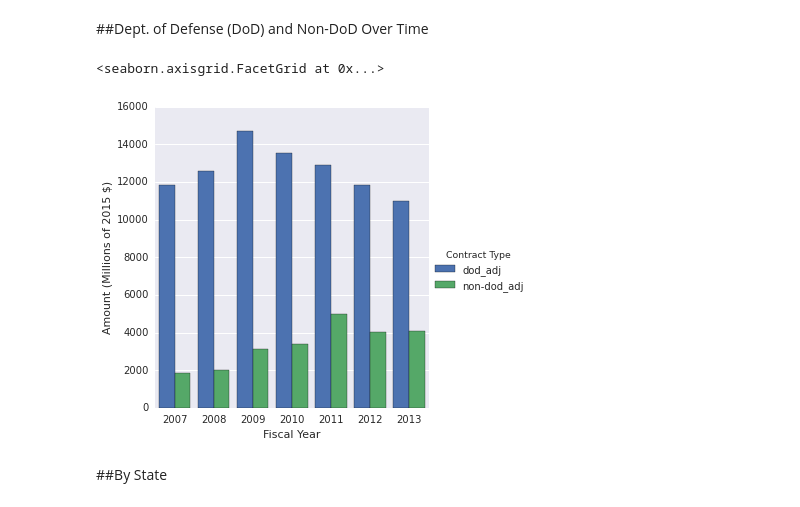
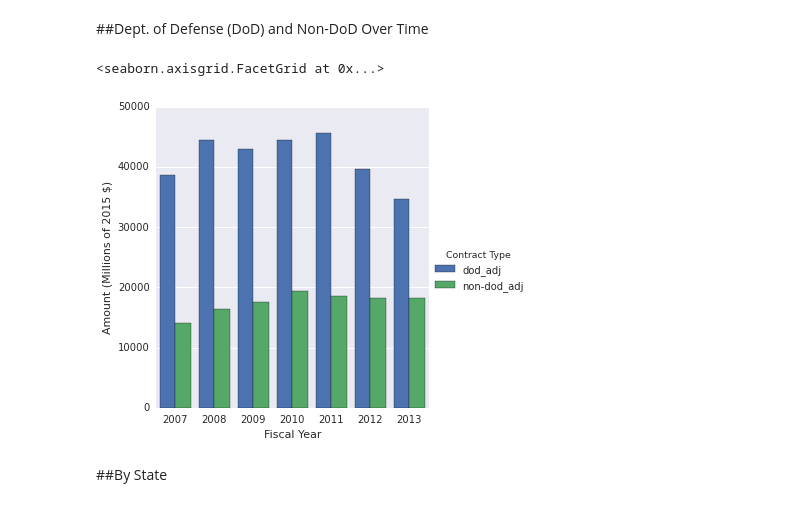
Before and after one commit to bsweger/nerdsummit, a Jupyter notebook: FederalContracts.ipynb, the cells around one changed output. Cells and saved outputs as stored; diff of their text form; code cells hidden in the pictures.

```diff
--- a/FederalContracts.ipynb
+++ b/FederalContracts.ipynb
@@ -46,14 +46,14 @@ contracts.head()
 # %%
 plottotal = contracts[['year', 'state_abbr', 'dod_adj', 'non-dod_adj']]
 #show total in millions of $ for readability
 plottotal['dod_adj'] = plottotal['dod_adj']/1000000
 plottotal['non-dod_adj'] = plottotal['non-dod_adj']/1000000
 plottotal = pd.melt(plottotal, id_vars=['year', 'state_abbr'], var_name = 'Contract Type', value_name = 'Amount')
-fg = sns.factorplot('year', 'Amount', 'Contract Type',data=plottotal[plottotal['state_abbr']=='MA'], kind='bar')
+fg = sns.factorplot('year', 'Amount', 'Contract Type',data=plottotal[plottotal['state_abbr']=='VA'], kind='bar')
 fg.set_axis_labels('Fiscal Year', 'Amount (Millions of 2015 $)')
 # %% [output]
 <seaborn.axisgrid.FacetGrid at 0x...>
-[figure, old version]
+[figure, new version]
 # %% [markdown]
 ##By State
 # %%
```
Also changed, not shown: 2 other files.
